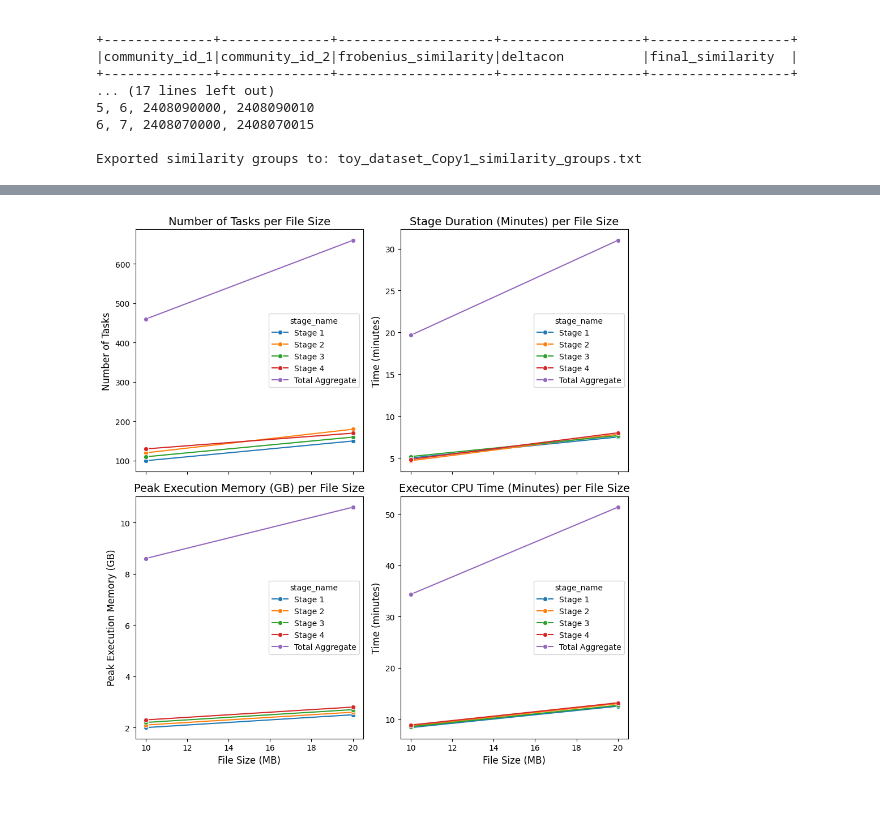
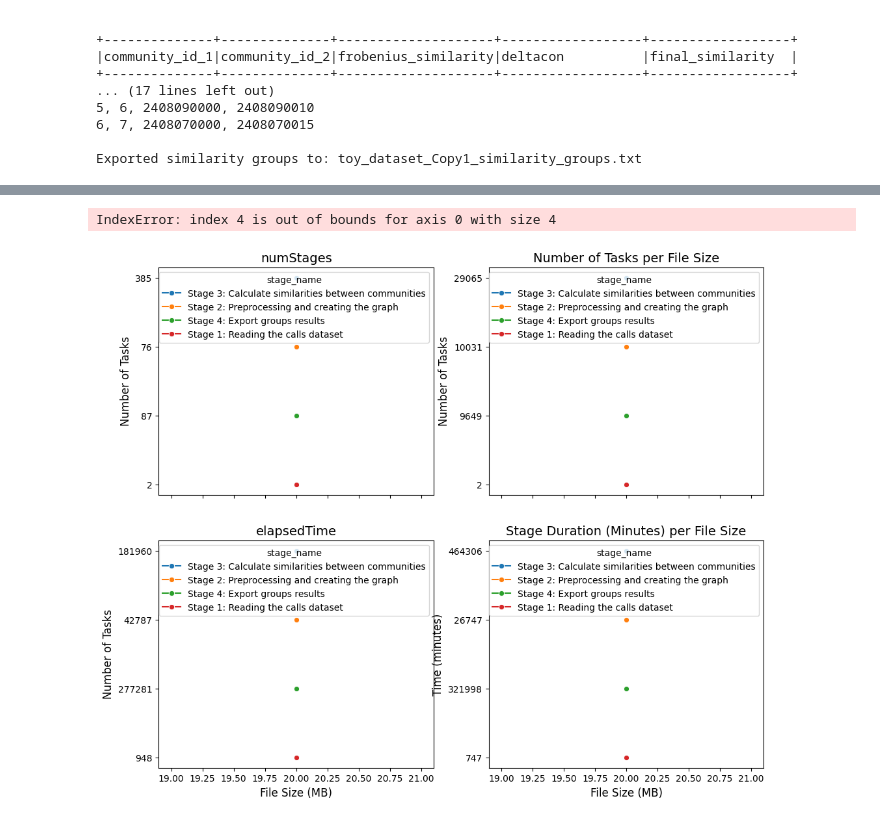
Before and after one commit to BarGinger/DIS-Assignment, a Jupyter notebook: Src/dis_notebook_08_11_24.ipynb, the cells around one changed output, grey strips where cells are left out. Drawn from its saved outputs; the diff is of its cells as text; code cells hidden in the pictures.

```diff
--- a/Src/dis_notebook_08_11_24.ipynb
+++ b/Src/dis_notebook_08_11_24.ipynb
@@ -1279,28 +1173,22 @@ import re
 
 # Path to the directory containing the CSV files, with a wildcard pattern
 # This will match any file that ends with "_stage_metrics.csv" in the specified directory
-csv_files_path = "/content/*_stage_metrics*"
+csv_files_path = "/content/stage_metrics/*_stage_metrics"
 
 # Read all CSV files that match the pattern into a single Spark DataFrame
 df_monitor = spark.read.csv(csv_files_path, header=True)
 
 # Convert to Pandas DataFrame if needed for plotting
 pdf_monitor = df_monitor.toPandas().dropna()
+# Extract stage numbers from stage_name
+pdf_monitor['stage_number'] = pdf_monitor['stage_name'].apply(lambda x: int(re.search(r'\d+', x).group()))
+# add file size from dataset name as a column
+pdf_monitor['file_size'] = pdf_monitor['dataset'].str.extract(r'dataset_(\d+)KB').astype(float)
 
-# Display the combined DataFrame to verify
-pdf_monitor.head()
-# df_monitor = spark.read.csv(f"{dataset_name}_stage_metrics", header=True)
-# pdf_monitor = df_monitor.toPandas().dropna()
 
-# Example DataFrame
-# data = {
-#     'stage_name': ['Stage 1', 'Stage 1', 'Stage 2', 'Stage 2', 'Stage 3', 'Stage 3', 'Stage 4', 'Stage 4'],
-#     'file_size': [10, 20, 10, 20, 10, 20, 10, 20],  # File sizes in MB
-#     'numTasks': [100, 150, 120, 180, 110, 160, 130, 170],
-#     'stageDuration': [300000, 450000, 280000, 470000, 310000, 460000, 290000, 480000],  # in ms
-#     'peakExecutionMemory': [2*1024**3, 2.5*1024**3, 2.1*1024**3, 2.6*1024**3, 2.2*1024**3, 2.7*1024**3, 2.3*1024**3, 2.8*1024**3],  # in bytes
-#     'executorCpuTime': [500000, 750000, 520000, 780000, 510000, 760000, 530000, 790000],  # in ms
-# }
+pdf_plot_melted = pd.melt(pdf_monitor, id_vars=['stage_name', 'stage_number', 'file_size'], var_name='Metric', value_name='Value')
+
+
 
 # Set up the plot with a reduced size
 fig, axes = plt.subplots(2, 2, figsize=(12, 10), sharex=True)
@@ -1311,31 +1199,32 @@ custom_titles = {
     'numTasks': 'Number of Tasks per File Size',
     'stageDuration': 'Stage Duration (Minutes) per File Size',
     'peakExecutionMemory': 'Peak Execution Memory (GB) per File Size',
     'executorCpuTime': 'Executor CPU Time (Minutes) per File Size'
 }
 
 # Plot each metric
 metrics = pdf_plot_melted['Metric'].unique()
 for i, metric in enumerate(metrics):
     ax = axes[i]
     data_metric = pdf_plot_melted[pdf_plot_melted['Metric'] == metric]
     sns.lineplot(data=data_metric, x='file_size', y='Value', hue='stage_name', marker='o', ax=ax, legend=True)
     ax.set_title(custom_titles.get(metric, metric), fontsize=14)
     ax.set_xlabel("File Size (MB)", fontsize=12)
     if metric == 'peakExecutionMemory':
         ax.set_ylabel("Peak Execution Memory (GB)", fontsize=12)
     elif metric in ('stageDuration', 'executorCpuTime'):
         ax.set_ylabel("Time (minutes)", fontsize=12)
     else:
         ax.set_ylabel("Number of Tasks", fontsize=12)
 
 # Retrieve and add the legend with improved spacing and marker styles
 # handles, labels = axes[0].get_legend_handles_labels()
 # fig.legend(handles, labels, title='Stage Names', bbox_to_anchor=(1.1, 0.5), loc='center right', borderaxespad=1,
 #            frameon=False, handlelength=3, handletextpad=1)
 
 # Adjust layout
 plt.tight_layout(rect=[0, 0, 0.8, 1])  # Leave space for the legend on the right
 plt.show()
 # %% [output]
+IndexError: index 4 is out of bounds for axis 0 with size 4
-[figure, old version]
+[figure, new version]
```
Also changed, not shown: parts of 4 cells of this notebook.
